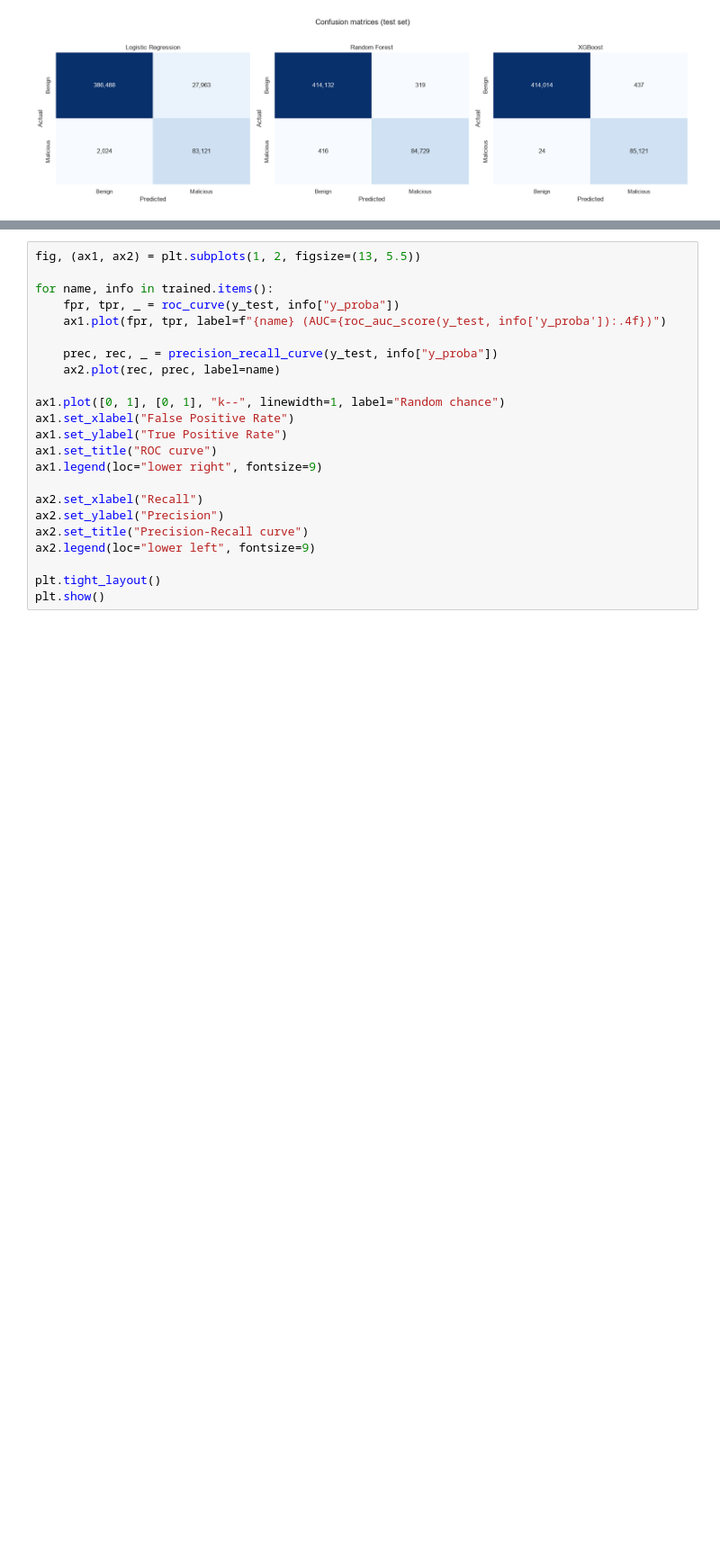
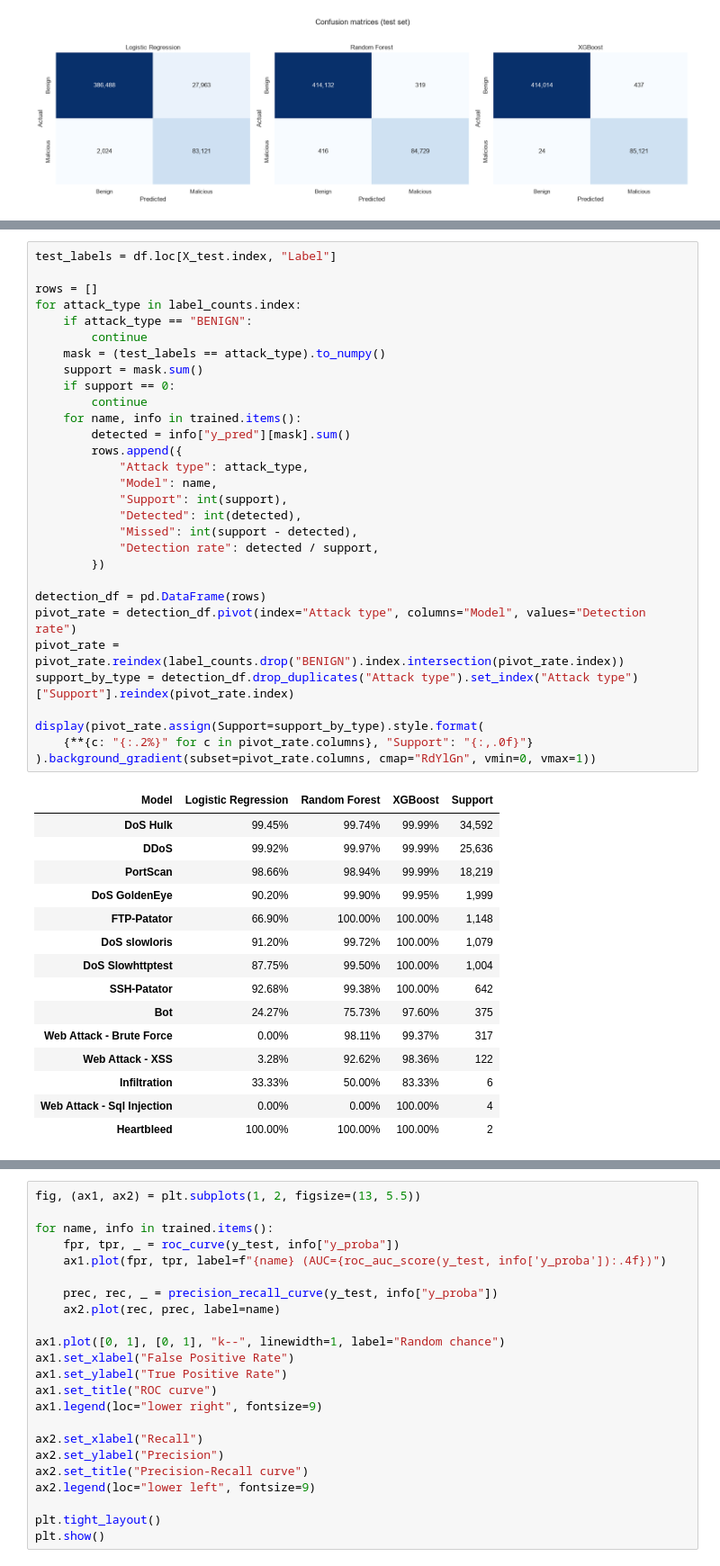
Before and after one commit to ArmenskiDev/NetworkIntrusionDetection, a Jupyter notebook: notebooks/intrusion_detection_model.ipynb, the cells around one changed output, grey strips where cells are left out. Shown at 90% size. Saved outputs shown, nothing was run; the diff lists cells and outputs as text; blank space fills up the shorter version.

```diff
--- a/notebooks/intrusion_detection_model.ipynb
+++ b/notebooks/intrusion_detection_model.ipynb
@@ -323,0 +309,46 @@ plt.show()
+# %%
+test_labels = df.loc[X_test.index, "Label"]
+
+rows = []
+for attack_type in label_counts.index:
+    if attack_type == "BENIGN":
+        continue
+    mask = (test_labels == attack_type).to_numpy()
+    support = mask.sum()
+    if support == 0:
+        continue
+    for name, info in trained.items():
+        detected = info["y_pred"][mask].sum()
+        rows.append({
+            "Attack type": attack_type,
+            "Model": name,
+            "Support": int(support),
+            "Detected": int(detected),
+            "Missed": int(support - detected),
+            "Detection rate": detected / support,
+        })
+
+detection_df = pd.DataFrame(rows)
+pivot_rate = detection_df.pivot(index="Attack type", columns="Model", values="Detection rate")
+pivot_rate = pivot_rate.reindex(label_counts.drop("BENIGN").index.intersection(pivot_rate.index))
+support_by_type = detection_df.drop_duplicates("Attack type").set_index("Attack type")["Support"].reindex(pivot_rate.index)
+
+display(pivot_rate.assign(Support=support_by_type).style.format(
+    {**{c: "{:.2%}" for c in pivot_rate.columns}, "Support": "{:,.0f}"}
+).background_gradient(subset=pivot_rate.columns, cmap="RdYlGn", vmin=0, vmax=1))
+# %% [output]
+| Model | Logistic Regression | Random Forest | XGBoost | Support |
+| DoS Hulk | 99.45% | 99.74% | 99.99% | 34,592 |
+| DDoS | 99.92% | 99.97% | 99.99% | 25,636 |
+| PortScan | 98.66% | 98.94% | 99.99% | 18,219 |
+| DoS GoldenEye | 90.20% | 99.90% | 99.95% | 1,999 |
+| FTP-Patator | 66.90% | 100.00% | 100.00% | 1,148 |
+| DoS slowloris | 91.20% | 99.72% | 100.00% | 1,079 |
+| DoS Slowhttptest | 87.75% | 99.50% | 100.00% | 1,004 |
+| SSH-Patator | 92.68% | 99.38% | 100.00% | 642 |
+| Bot | 24.27% | 75.73% | 97.60% | 375 |
+| Web Attack - Brute Force | 0.00% | 98.11% | 99.37% | 317 |
+| Web Attack - XSS | 3.28% | 92.62% | 98.36% | 122 |
+| Infiltration | 33.33% | 50.00% | 83.33% | 6 |
+| Web Attack - Sql Injection | 0.00% | 0.00% | 100.00% | 4 |
+| Heartbleed | 100.00% | 100.00% | 100.00% | 2 |
```
Also changed, not shown: parts of 35 cells of this notebook, 5 other files.
